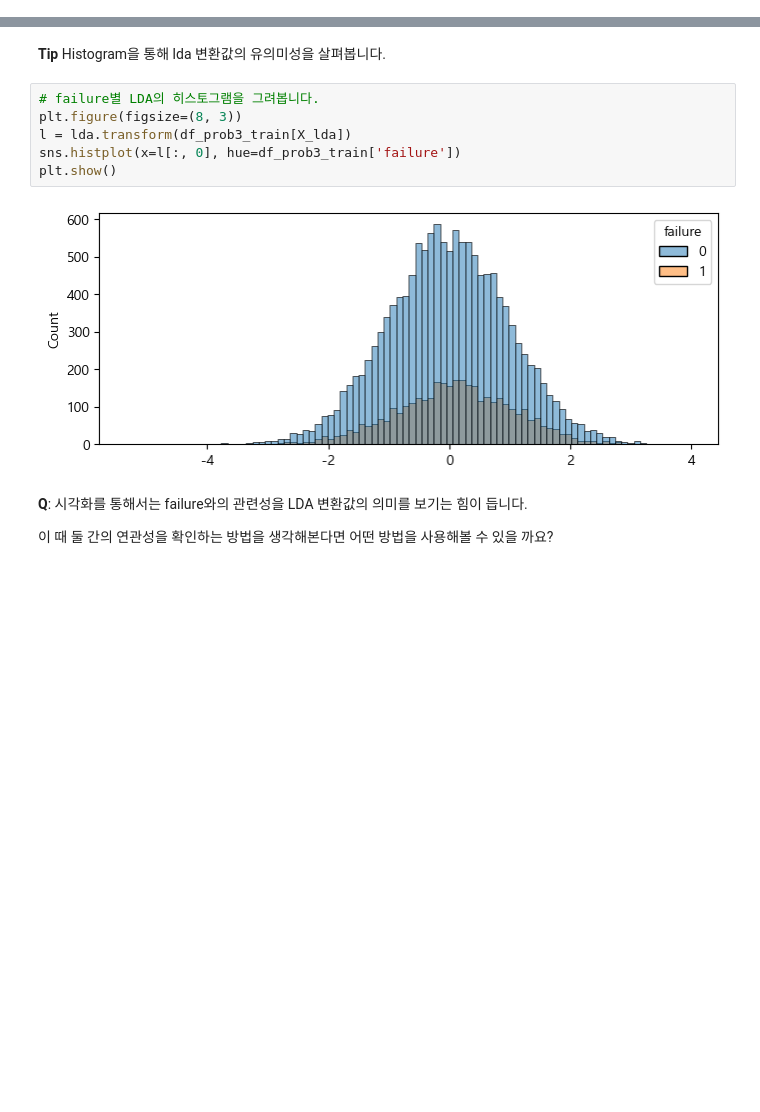
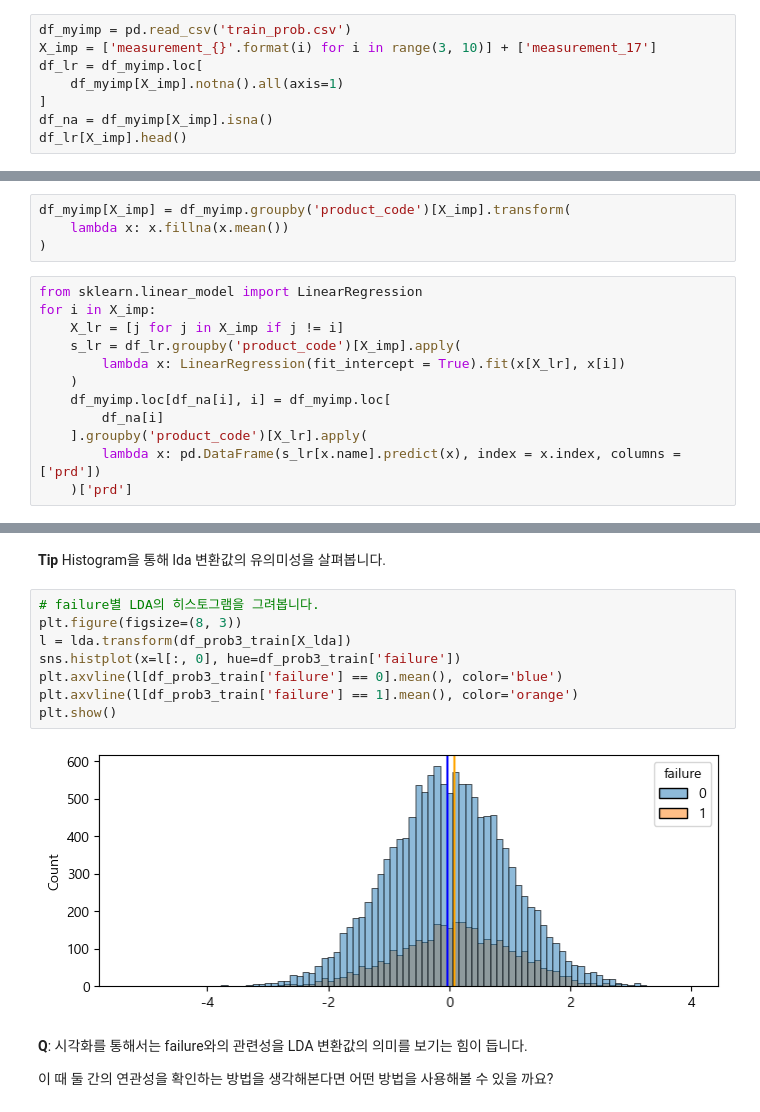
Before and after one commit to sunkusun9/DS_lv3_2503_2, a Jupyter notebook: sec_ds_lv3_prob1_prob.ipynb, the cells around one changed output, grey strips where cells are left out. Saved outputs shown, nothing was run; the diff lists cells and outputs as text; blank space fills up the shorter version.

```diff
--- a/sec_ds_lv3_prob1_prob.ipynb
+++ b/sec_ds_lv3_prob1_prob.ipynb
@@ -368,3 +368,11 @@ df_tip.groupby('product_code')[X_lr].apply(
      나머지 변수는 입력 변수인 선형회귀 모델을 만들어,
 
      결측이었던 변수(df_na가 True)인 변수들을 예측값으로 결측치를 대치합니다.
+# %%
+df_myimp = pd.read_csv('train_prob.csv')
+X_imp = ['measurement_{}'.format(i) for i in range(3, 10)] + ['measurement_17']
+df_lr = df_myimp.loc[
+    df_myimp[X_imp].notna().all(axis=1)
+]
+df_na = df_myimp[X_imp].isna()
+df_lr[X_imp].head()
@@ -371,3 +386,19 @@ df_tip.groupby('product_code')[X_lr].apply(
+# %%
+df_myimp[X_imp] = df_myimp.groupby('product_code')[X_imp].transform(
+    lambda x: x.fillna(x.mean())
+)
+# %%
+from sklearn.linear_model import LinearRegression
+for i in X_imp:
+    X_lr = [j for j in X_imp if j != i]
+    s_lr = df_lr.groupby('product_code')[X_imp].apply(
+        lambda x: LinearRegression(fit_intercept = True).fit(x[X_lr], x[i])
+    )
+    df_myimp.loc[df_na[i], i] = df_myimp.loc[
+        df_na[i]
+    ].groupby('product_code')[X_lr].apply(
+        lambda x: pd.DataFrame(s_lr[x.name].predict(x), index = x.index, columns =['prd'])
+    )['prd']
 # %% [markdown]
 # 문제1
 
@@ -1199,11 +1281,13 @@ result_4_1, A
 # %%
 # failure별 LDA의 히스토그램을 그려봅니다.
 plt.figure(figsize=(8, 3))
 l = lda.transform(df_prob3_train[X_lda])
 sns.histplot(x=l[:, 0], hue=df_prob3_train['failure'])
+plt.axvline(l[df_prob3_train['failure'] == 0].mean(), color='blue')
+plt.axvline(l[df_prob3_train['failure'] == 1].mean(), color='orange')
 plt.show()
 # %% [output]
-[figure, old version]
+[figure, new version]
 # %% [markdown]
 **Q**: 시각화를 통해서는 failure와의 관련성을 LDA 변환값의 의미를 보기는 힘이 듭니다.
 
```
Also changed, not shown: parts of 6 cells of this notebook.
